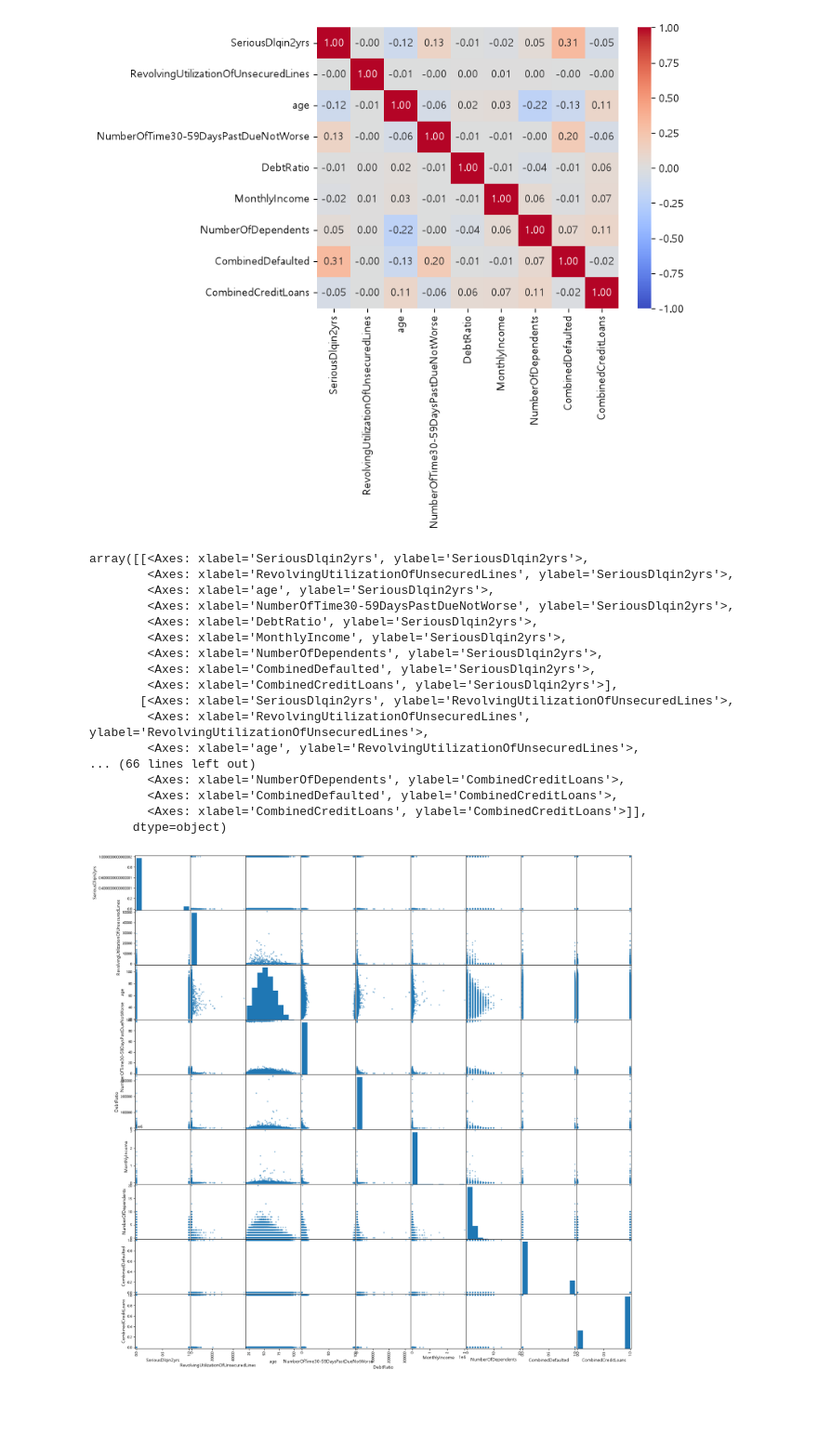
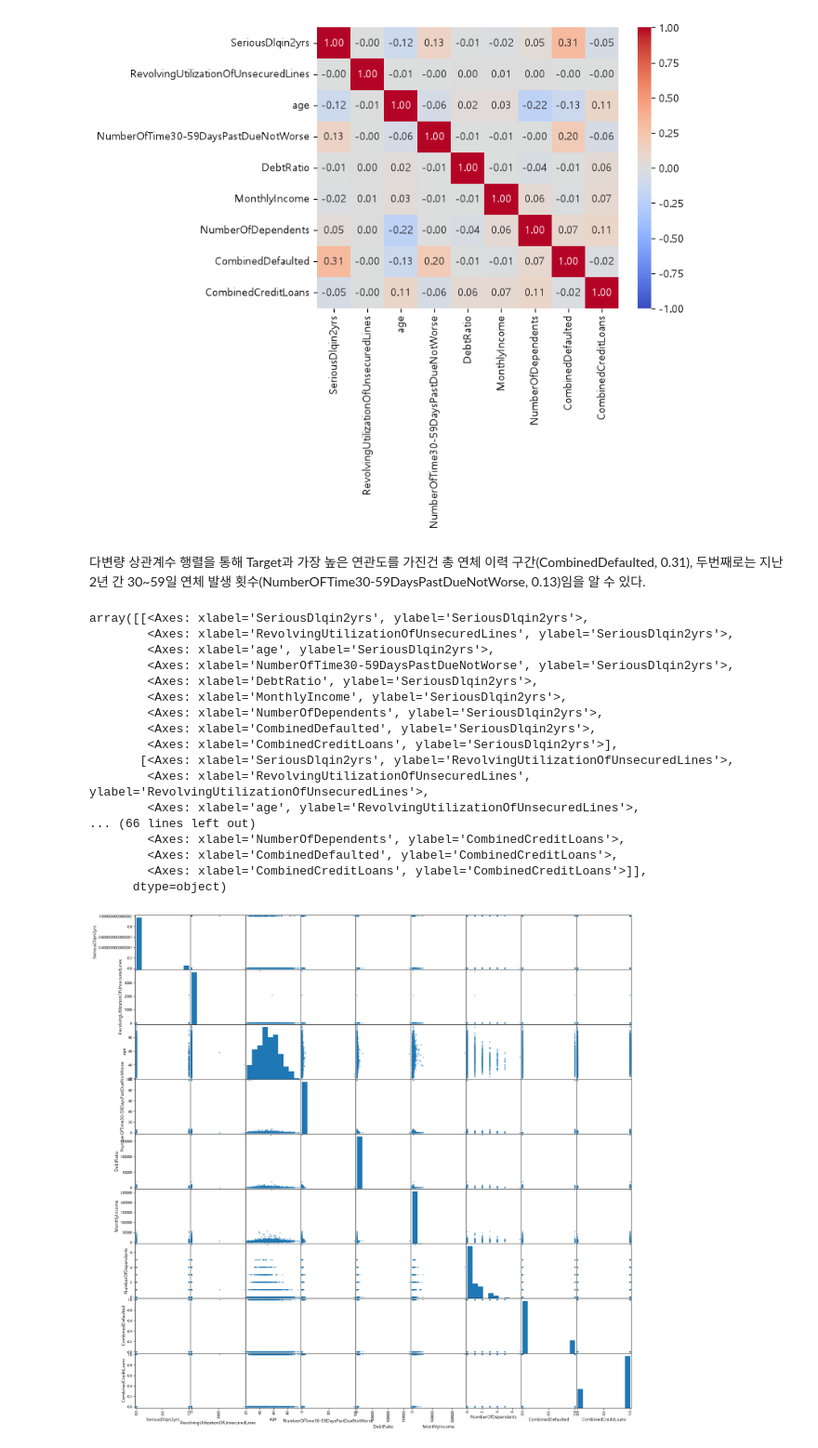
Before and after one commit to Enqlenqkq/GMSC_Assignment, a Jupyter notebook: creditanalysis.ipynb, the cells around one changed output. Shown at 93% size. Cells and saved outputs as stored; diff of their text form; code cells hidden in the pictures; blank space fills up the shorter version.

```diff
--- a/creditanalysis.ipynb
+++ b/creditanalysis.ipynb
@@ -144,26 +154,28 @@ sns.heatmap(corr, annot=True, fmt='.2f', cmap='coolwarm', vmin=-1, vmax=1)
 # %% [output]
 <Axes: >
 [figure]
+# %% [markdown]
+다변량 상관계수 행렬을 통해 Target과 가장 높은 연관도를 가진건 총 연체 이력 구간(CombinedDefaulted, 0.31), 두번째로는 지난 2년 간 30~59일 연체 발생 횟수(NumberOFTime30-59DaysPastDueNotWorse, 0.13)임을 알 수 있다.
 # %%
 from pandas.plotting import scatter_matrix
-scatter_matrix(data, figsize=[20, 20])
+scatter_matrix(data.sample(n=2000, random_state=7), figsize=[20, 20])
 plt.show()
 # %% [output]
 array([[<Axes: xlabel='SeriousDlqin2yrs', ylabel='SeriousDlqin2yrs'>,
         <Axes: xlabel='RevolvingUtilizationOfUnsecuredLines', ylabel='SeriousDlqin2yrs'>,
         <Axes: xlabel='age', ylabel='SeriousDlqin2yrs'>,
         <Axes: xlabel='NumberOfTime30-59DaysPastDueNotWorse', ylabel='SeriousDlqin2yrs'>,
         <Axes: xlabel='DebtRatio', ylabel='SeriousDlqin2yrs'>,
         <Axes: xlabel='MonthlyIncome', ylabel='SeriousDlqin2yrs'>,
         <Axes: xlabel='NumberOfDependents', ylabel='SeriousDlqin2yrs'>,
         <Axes: xlabel='CombinedDefaulted', ylabel='SeriousDlqin2yrs'>,
         <Axes: xlabel='CombinedCreditLoans', ylabel='SeriousDlqin2yrs'>],
        [<Axes: xlabel='SeriousDlqin2yrs', ylabel='RevolvingUtilizationOfUnsecuredLines'>,
         <Axes: xlabel='RevolvingUtilizationOfUnsecuredLines', ylabel='RevolvingUtilizationOfUnsecuredLines'>,
         <Axes: xlabel='age', ylabel='RevolvingUtilizationOfUnsecuredLines'>,
 ... (66 lines left out)
         <Axes: xlabel='NumberOfDependents', ylabel='CombinedCreditLoans'>,
         <Axes: xlabel='CombinedDefaulted', ylabel='CombinedCreditLoans'>,
         <Axes: xlabel='CombinedCreditLoans', ylabel='CombinedCreditLoans'>]],
       dtype=object)
-[figure, old version]
+[figure, new version]
```
Also changed, not shown: parts of 25 cells of this notebook, 9 other files.
